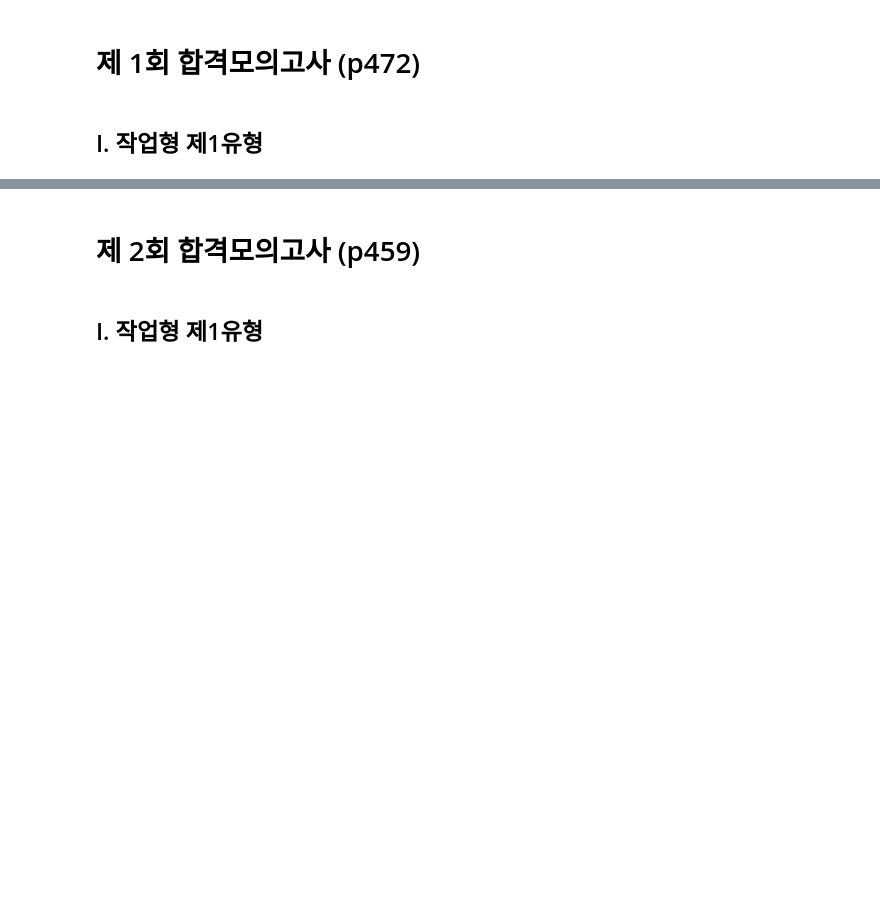
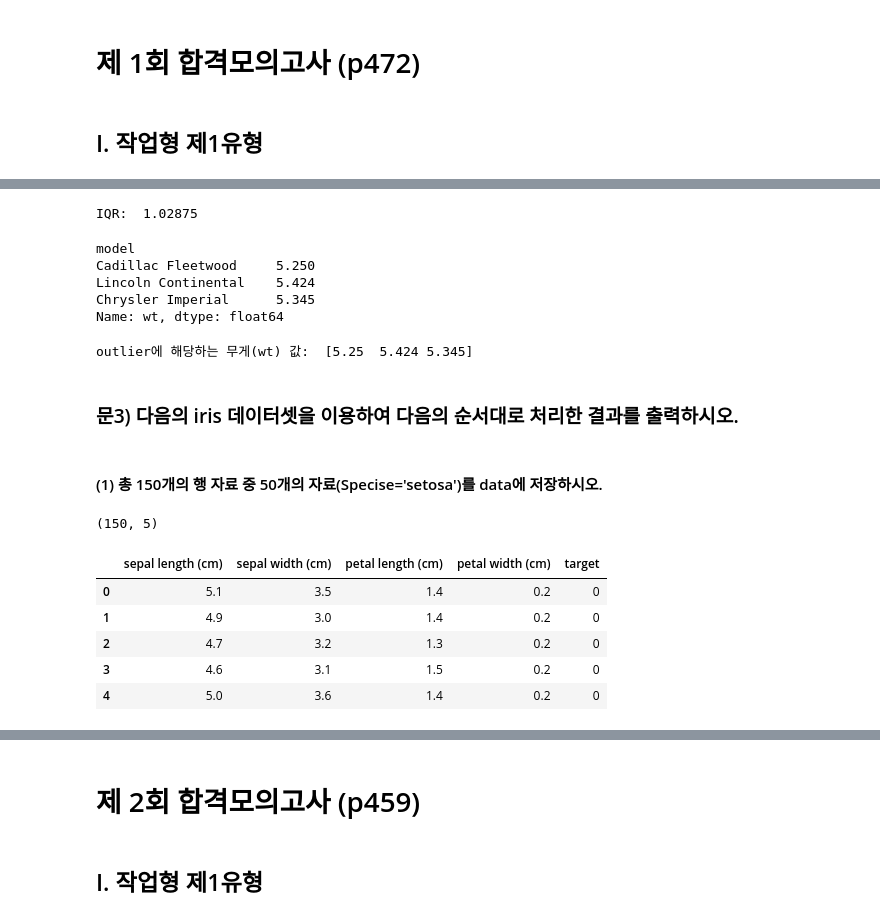
Before and after one commit to va4756/algio_sklearn, a Jupyter notebook: bigdata_SDEdu_problems.ipynb, the cells around one changed output, grey strips where cells are left out. Drawn from its saved outputs; the diff is of its cells as text; code cells hidden in the pictures; blank space fills up the shorter version.

```diff
--- a/bigdata_SDEdu_problems.ipynb
+++ b/bigdata_SDEdu_problems.ipynb
@@ -13,0 +71,43 @@ Mounted at /content/drive
+# %%
+q75 = df['wt'].quantile(0.75)
+q25 = df['wt'].quantile(0.25)
+iqr = q75 - q25
+print('IQR: ', iqr)
+# %% [output]
+IQR:  1.02875
+# %%
+cond1 = df['wt'] < q25 - 1.5*iqr
+cond2 = df['wt'] > q75 + 1.5*iqr
+outlier = df[cond1 | cond2]['wt']
+print(outlier)
+# %% [output]
+model
+Cadillac Fleetwood     5.250
+Lincoln Continental    5.424
+Chrysler Imperial      5.345
+Name: wt, dtype: float64
+# %%
+print('outlier에 해당하는 무게(wt) 값: ',outlier.values)
+# %% [output]
+outlier에 해당하는 무게(wt) 값:  [5.25  5.424 5.345]
+# %% [markdown]
+### 문3) 다음의 iris 데이터셋을 이용하여 다음의 순서대로 처리한 결과를 출력하시오.
+# %% [markdown]
+#### (1) 총 150개의 행 자료 중 50개의 자료(Specise='setosa')를 data에 저장하시오.
+# %%
+from sklearn.datasets import load_iris
+import pandas as pd
+
+iris = load_iris()
+iris_data = pd.DataFrame(data=iris.data, columns=iris.feature_names)
+iris_data['target'] = iris.target
+print(iris_data.shape)
+iris_data.head()
+# %% [output]
+(150, 5)
+|  | sepal length (cm) | sepal width (cm) | petal length (cm) | petal width (cm) | target |
+| 0 | 5.1 | 3.5 | 1.4 | 0.2 | 0 |
+| 1 | 4.9 | 3.0 | 1.4 | 0.2 | 0 |
+| 2 | 4.7 | 3.2 | 1.3 | 0.2 | 0 |
+| 3 | 4.6 | 3.1 | 1.5 | 0.2 | 0 |
+| 4 | 5.0 | 3.6 | 1.4 | 0.2 | 0 |
```
Also changed, not shown: parts of 21 cells of this notebook.
